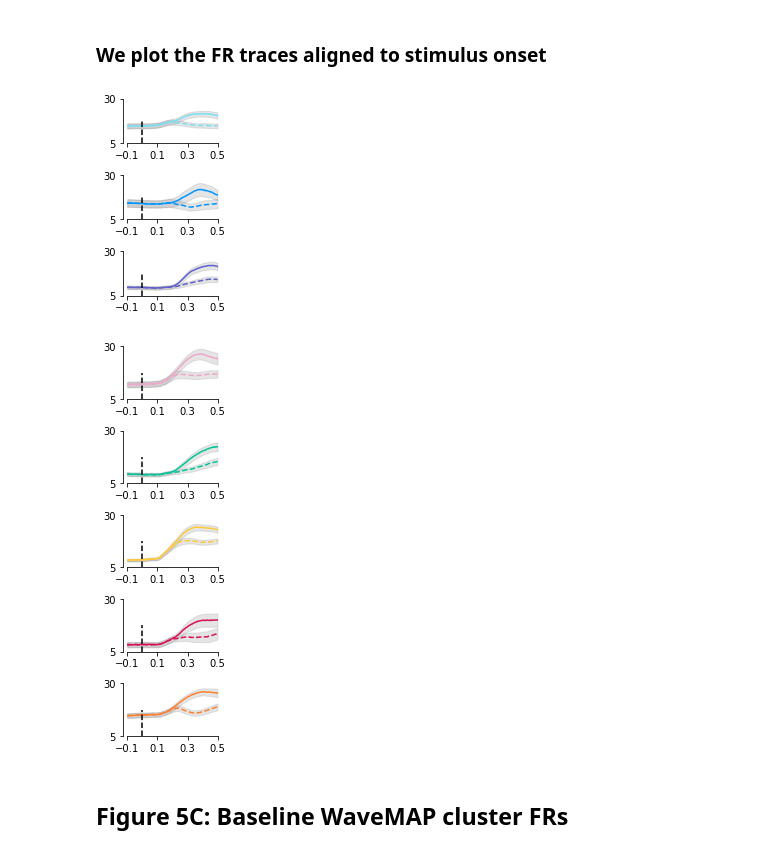
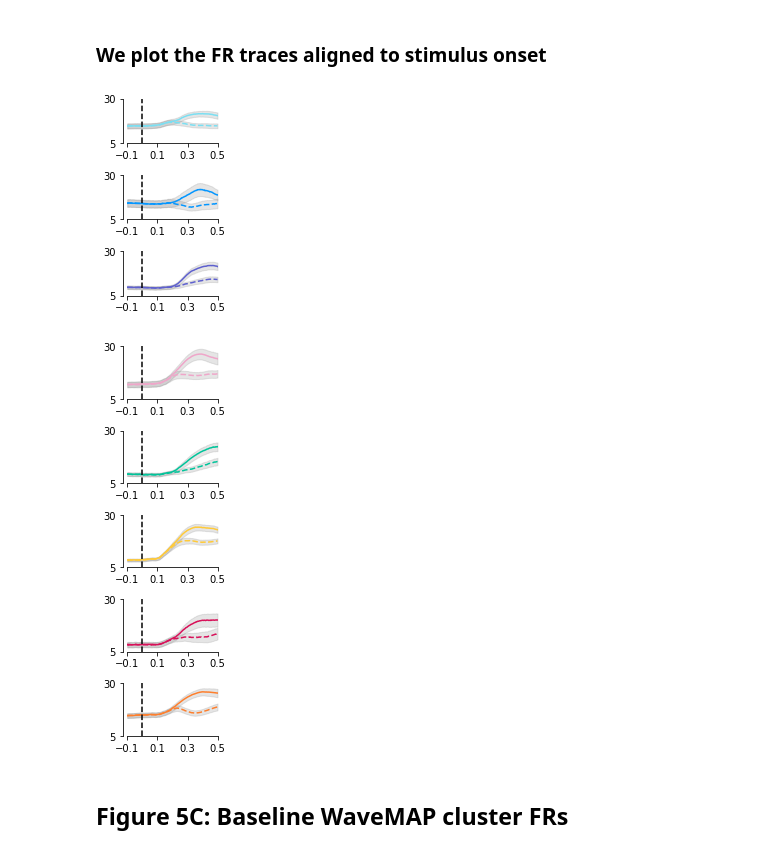
Before and after one commit to EricKenjiLee/WaveMAP_Paper, a Jupyter notebook: WaveMAP_Figures_Data.ipynb, the cells around one changed output. Saved outputs shown, nothing was run; the diff lists cells and outputs as text; code cells hidden in the pictures.

```diff
--- a/WaveMAP_Figures_Data.ipynb
+++ b/WaveMAP_Figures_Data.ipynb
@@ -1178,38 +1184,38 @@ for i,ix in enumerate(BS_ORDERING):
   arr[i].spines['left'].set_position(('axes', -0.05))
   arr[i].spines['top'].set_visible(False)
   arr[i].spines['right'].set_visible(False)
-  arr[i].axvline(0,ymin=0.,ymax=0.5,linestyle='dashed',color='k')
+  arr[i].axvline(0,ymin=0.,ymax=30,linestyle='dashed',color='k')
   f.tight_layout()
 
 f, arr = plt.subplots(5,figsize=[2,6])
 
 time = np.arange(-0.1,0.5,0.001)
 
 for i,ix in enumerate(NS_ORDERING):
   PREF = UMAP_traces_df.iloc[ix]['PREF']
   NONPREF = UMAP_traces_df.iloc[ix]['NONPREF']
   PREF_UPPER = UMAP_traces_df.iloc[ix]['PREF_UPPER_BOUND']
   PREF_LOWER = UMAP_traces_df.iloc[ix]['PREF_LOWER_BOUND']
   NONPREF_UPPER = UMAP_traces_df.iloc[ix]['NONPREF_UPPER_BOUND']
   NONPREF_LOWER = UMAP_traces_df.iloc[ix]['NONPREF_LOWER_BOUND']
   arr[i].plot(time,PREF,color=CUSTOM_PAL_SORT_3[ix])
   arr[i].plot(time,NONPREF,'--',color=CUSTOM_PAL_SORT_3[ix])
   arr[i].fill_between(time,PREF_UPPER,PREF_LOWER,
             color='gray',alpha=0.2)
   arr[i].fill_between(time,NONPREF_UPPER,NONPREF_LOWER,
             color='gray',alpha=0.2)
   arr[i].set_ylim(5,30)
   arr[i].set_xticks([-0.1,0.1,0.3,0.5])
   arr[i].set_xlim(-0.1,0.5)
   arr[i].set_yticks([5,30])
   arr[i].spines['left'].set_position(('axes', -0.05))
   arr[i].spines['top'].set_visible(False)
   arr[i].spines['right'].set_visible(False)
-  arr[i].axvline(0,ymin=0.,ymax=0.5,linestyle='dashed',color='k')
+  arr[i].axvline(0,ymin=0.,ymax=30,linestyle='dashed',color='k')
   f.tight_layout()
 # %% [output]
-[figure, old version]
+[figure, new version]
-[figure, old version]
+[figure, new version]
 # %% [markdown]
 ## Figure 5C: Baseline WaveMAP cluster FRs
 # %%
```
Also changed, not shown: parts of 14 cells of this notebook.
